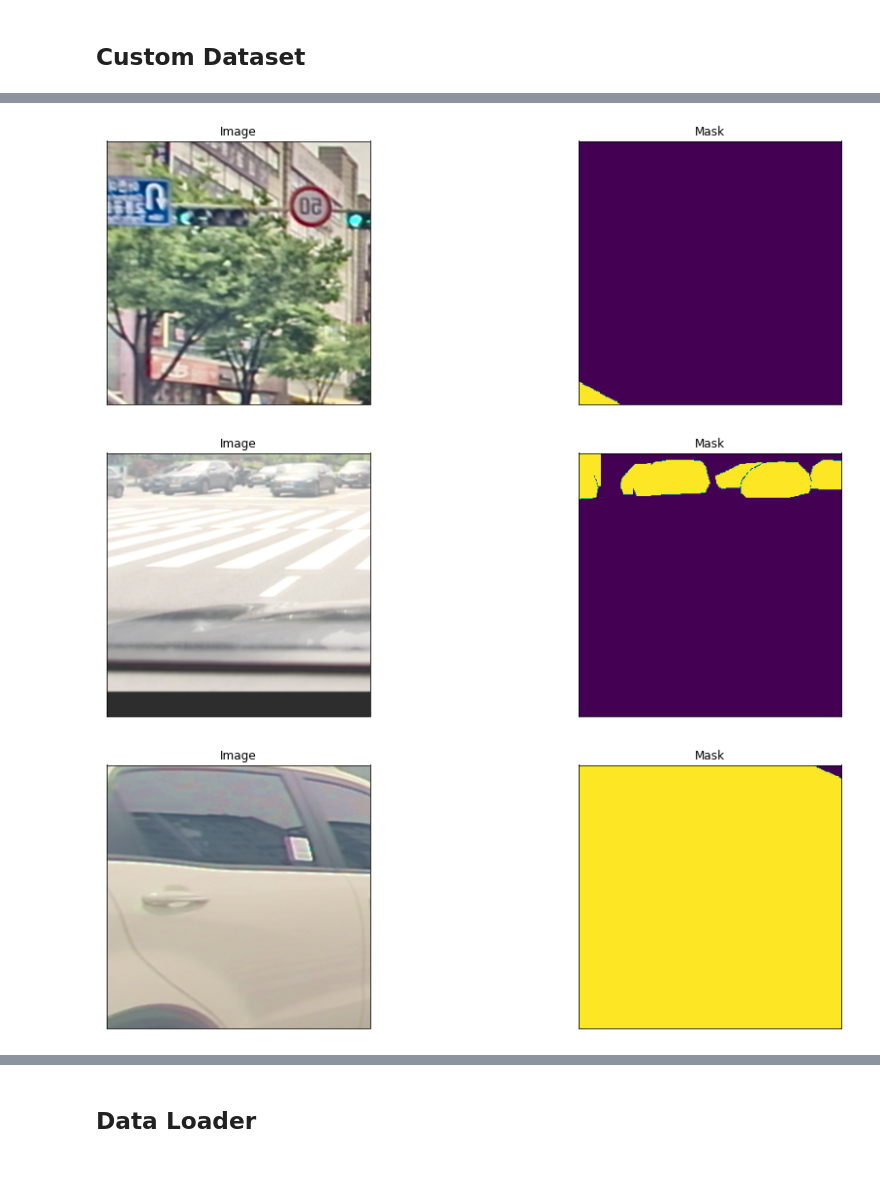
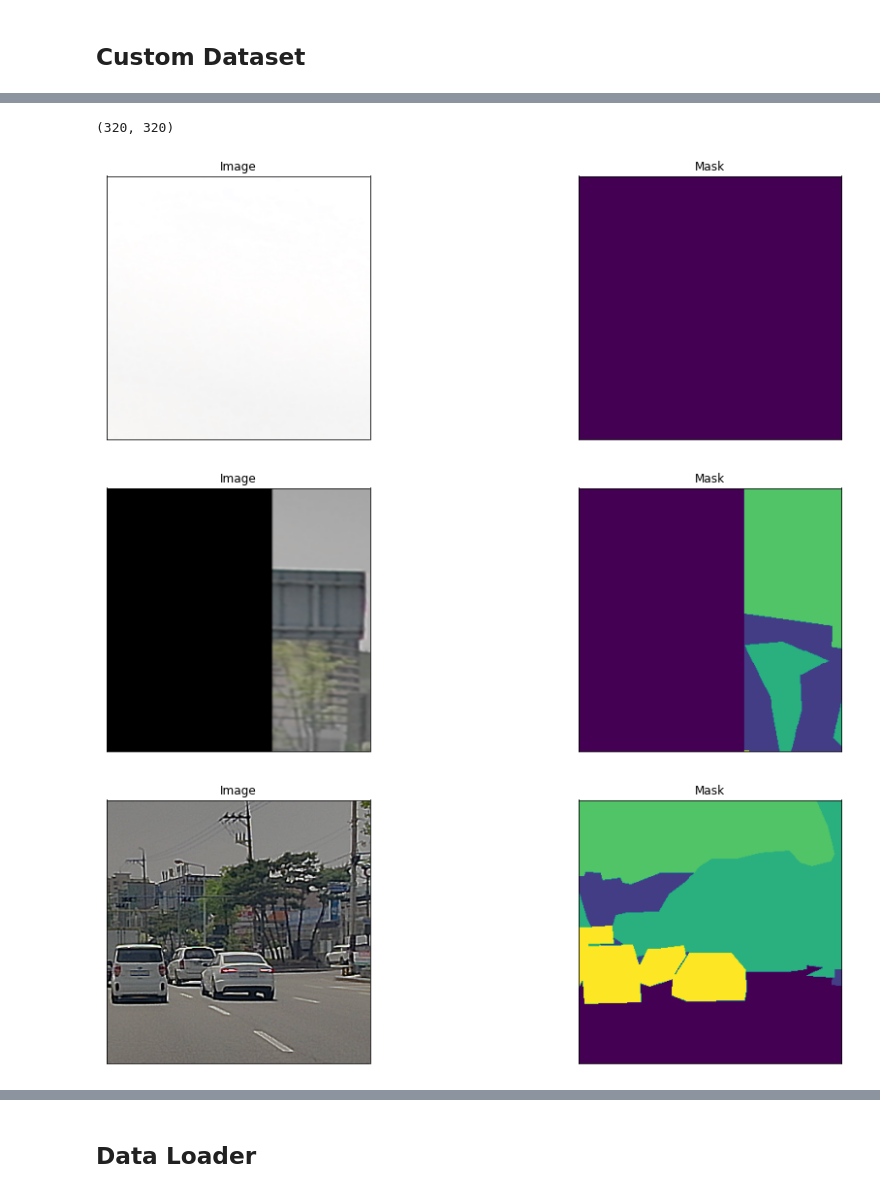
Before and after one commit to cauVIMmksong/Samsung-AI-Challenge, a Jupyter notebook: Challenge_Code.ipynb, the cells around one changed output, grey strips where cells are left out. Drawn from its saved outputs; the diff is of its cells as text; code cells hidden in the pictures.

Commit message:
Changing the dataset class to fit the challenge format

```diff
--- a/Challenge_Code.ipynb
+++ b/Challenge_Code.ipynb
@@ -138,7 +114,7 @@ class Dataset(BaseDataset):
 # %%
 # Lets look at data we have
 
-dataset = Dataset(x_train_dir, y_train_dir, classes=['car'])
+dataset = Dataset(csv_file='/home/work/CPS_Project/Samsung AI-Challenge/open/train_source.csv')
 
 image, mask = dataset[4] # get some sample
 visualize(
@@ -160,13 +136,13 @@ def get_training_augmentation():
         albu.PadIfNeeded(min_height=320, min_width=320, always_apply=True, border_mode=0),
         albu.RandomCrop(height=320, width=320, always_apply=True),
 
-        #albu.IAAAdditiveGaussianNoise(p=0.2),
+        albu.GaussNoise(p=0.2),
         #albu.IAAPerspective(p=0.5),
 
         albu.OneOf(
             [
                 albu.CLAHE(p=1),
-                albu.RandomBrightness(p=1),
+                albu.RandomBrightnessContrast(p=1),
                 albu.RandomGamma(p=1),
             ],
             p=0.9,
@@ -174,7 +150,7 @@ def get_training_augmentation():
 
         albu.OneOf(
             [
-                #albu.IAASharpen(p=1),
+                albu.Sharpen(p=1),
                 albu.Blur(blur_limit=3, p=1),
                 albu.MotionBlur(blur_limit=3, p=1),
             ],
@@ -183,7 +159,7 @@ def get_training_augmentation():
 
         albu.OneOf(
             [
-                albu.RandomContrast(p=1),
+                albu.RandomBrightnessContrast(p=1),
                 albu.HueSaturationValue(p=1),
             ],
             p=0.9,
@@ -220,24 +196,32 @@ def get_preprocessing(preprocessing_fn):
         albu.Lambda(image=to_tensor, mask=to_tensor),
     ]
     return albu.Compose(_transform)
+
+def test_transform():
+    transform = [
+        albu.Resize(224,224),
+        A.Normalize(),
+        ToTensorV2()
+    ]
+    return albu.Compose(transform)
 # %%
 #### Visualize resulted augmented images and masks
 
 augmented_dataset = Dataset(
-    x_train_dir,
-    y_train_dir,
-    augmentation=get_training_augmentation(),
-    classes=['car'],
+    csv_file='/home/work/CPS_Project/Samsung AI-Challenge/open/train_source.csv',
+    augmentation=get_training_augmentation()
 )
+print(mask.shape)
 
 # same image with different random transforms
 for i in range(3):
-    image, mask = augmented_dataset[1]
-    visualize(image=image, mask=mask.squeeze(-1))
+    image, mask = augmented_dataset[3]
+    visualize(image=image, mask=mask)
 # %% [output]
+(320, 320)
-[figure, old version]
+[figure, new version]
-[figure, old version]
+[figure, new version]
-[figure, old version]
+[figure, new version]
 # %%
 import sys
 
```
Also changed, not shown: parts of 7 cells of this notebook, 2 other files.
